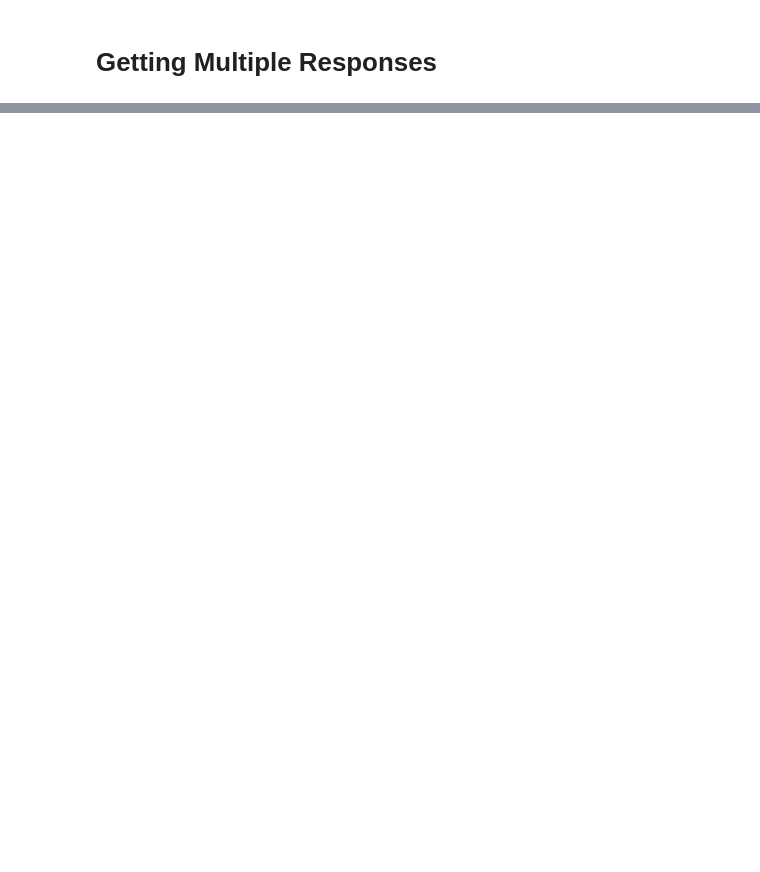
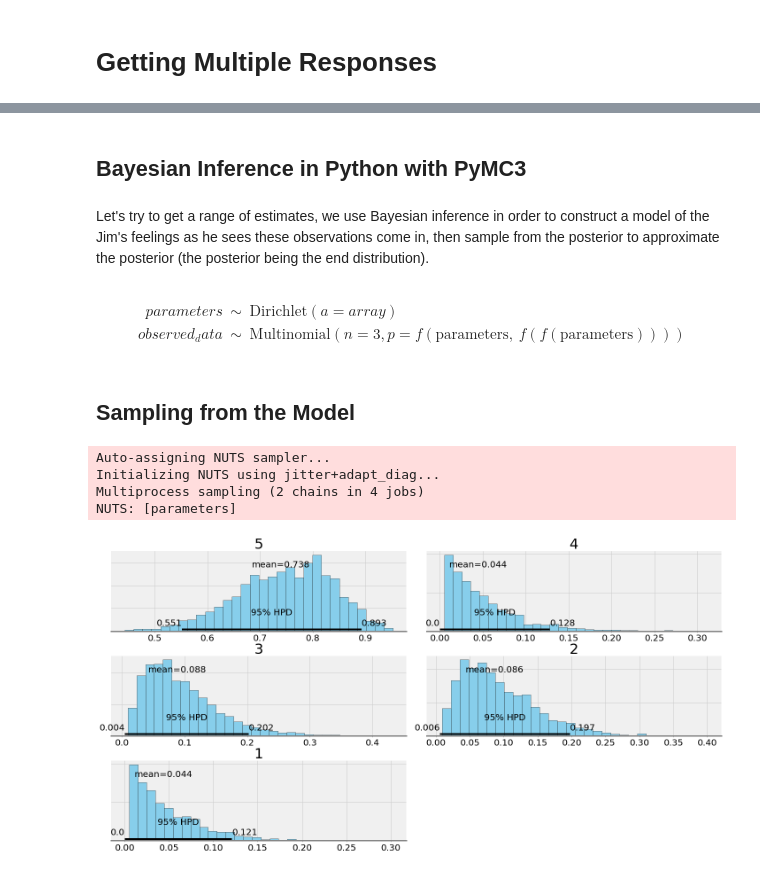
Before and after one commit to Siaan/data-science-2019, a Jupyter notebook: Data Visualization Project.ipynb, the cells around one changed output, grey strips where cells are left out. Saved outputs shown, nothing was run; the diff lists cells and outputs as text; code cells hidden in the pictures; blank space fills up the shorter version.

```diff
--- a/Data Visualization Project.ipynb
+++ b/Data Visualization Project.ipynb
@@ -408,0 +547,7 @@ from sklearn.feature_extraction.text import TfidfVectorizer
+# %%
+# observations
+ratings = ['5','4', '3', '2','1']
+c = np.array([1, 0,1, 1,0])
+
+# hyperparameters
+jims_parameters = np.array([16, 1, 1, 1,1])
@@ -408,0 +629,40 @@ from sklearn.feature_extraction.text import TfidfVectorizer
+# %% [markdown]
+## Bayesian Inference in Python with PyMC3
+# %% [markdown]
+Let's try to get a range of estimates, we use Bayesian inference in order to construct a model of the Jim's feelings as he sees these observations come in, then sample from the posterior to approximate the posterior (the posterior being the end distribution).
+# %%
+with pm.Model() as jims_model:
+    # Parameters of the Multinomial are from a Dirichlet
+    parameters = pm.Dirichlet('parameters', a=jims_parameters, shape=5)
+    # Observed data is from a Multinomial distribution
+    observed_data = pm.Multinomial(
+        'observed_data', n=3, p=parameters, shape=3, observed=c)
+# %%
+jims_model
+# %% [output]
+$$
+            \begin{array}{rcl}
+            parameters &\sim & \text{Dirichlet}(\mathit{a}=array)\\observed_data &\sim & \text{Multinomial}(\mathit{n}=3, \mathit{p}=f(\text{parameters},~f(f(\text{parameters}))))
+            \end{array}
+            $$
+# %% [markdown]
+## Sampling from the Model
+# %%
+with jims_model:
+    # Sample from the posterior
+    trace = pm.sample(draws=1000, chains=2, tune=500,
+                      discard_tuned_samples=True)
+# %% [output]
+Auto-assigning NUTS sampler...
+Initializing NUTS using jitter+adapt_diag...
+Multiprocess sampling (2 chains in 4 jobs)
+NUTS: [parameters]
+# %%
+ax = pm.plot_posterior(trace, varnames = ['parameters'],
+                       figsize = (20, 10), edgecolor = 'k');
+
+plt.rcParams['font.size'] = 22
+for i, a in enumerate(ratings):
+    ax[i].set_title(a);
+# %% [output]
+[figure, added]
```
Also changed, not shown: parts of 88 cells of this notebook, 8 other files.
